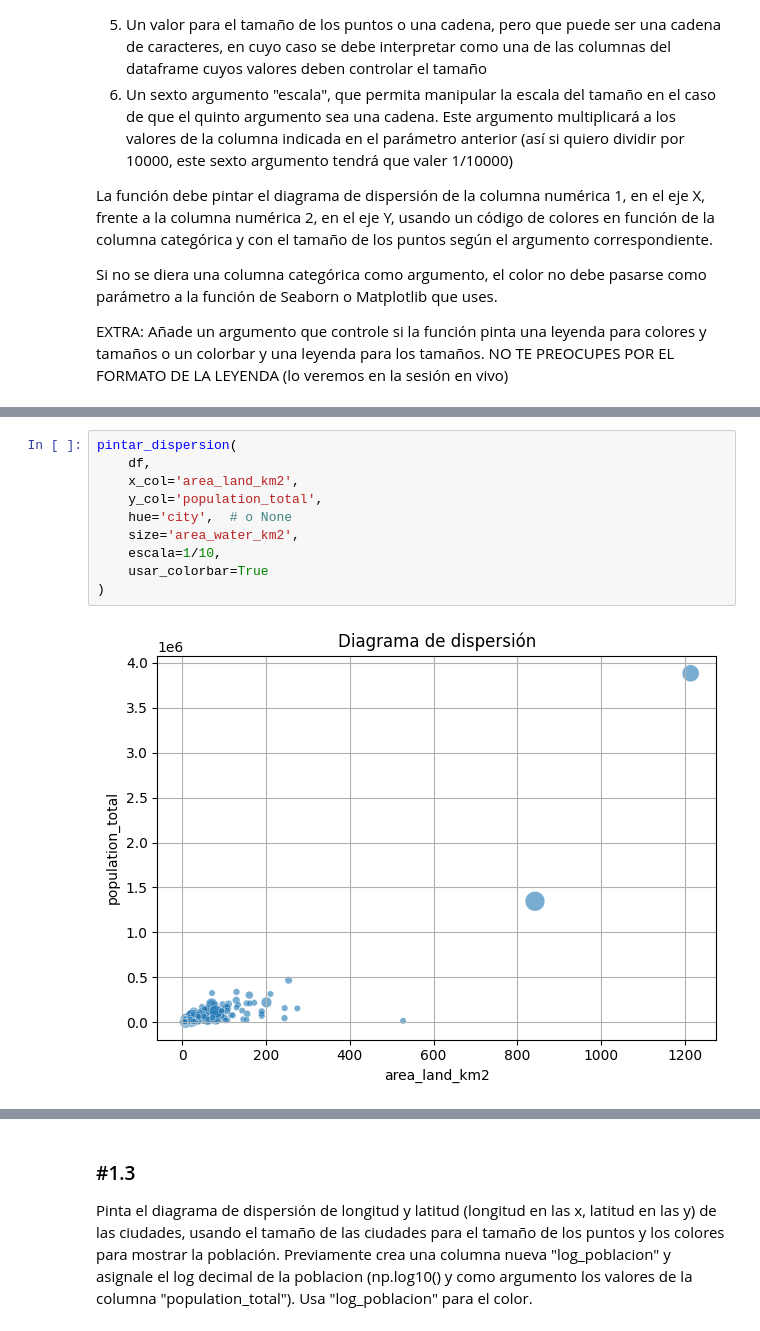
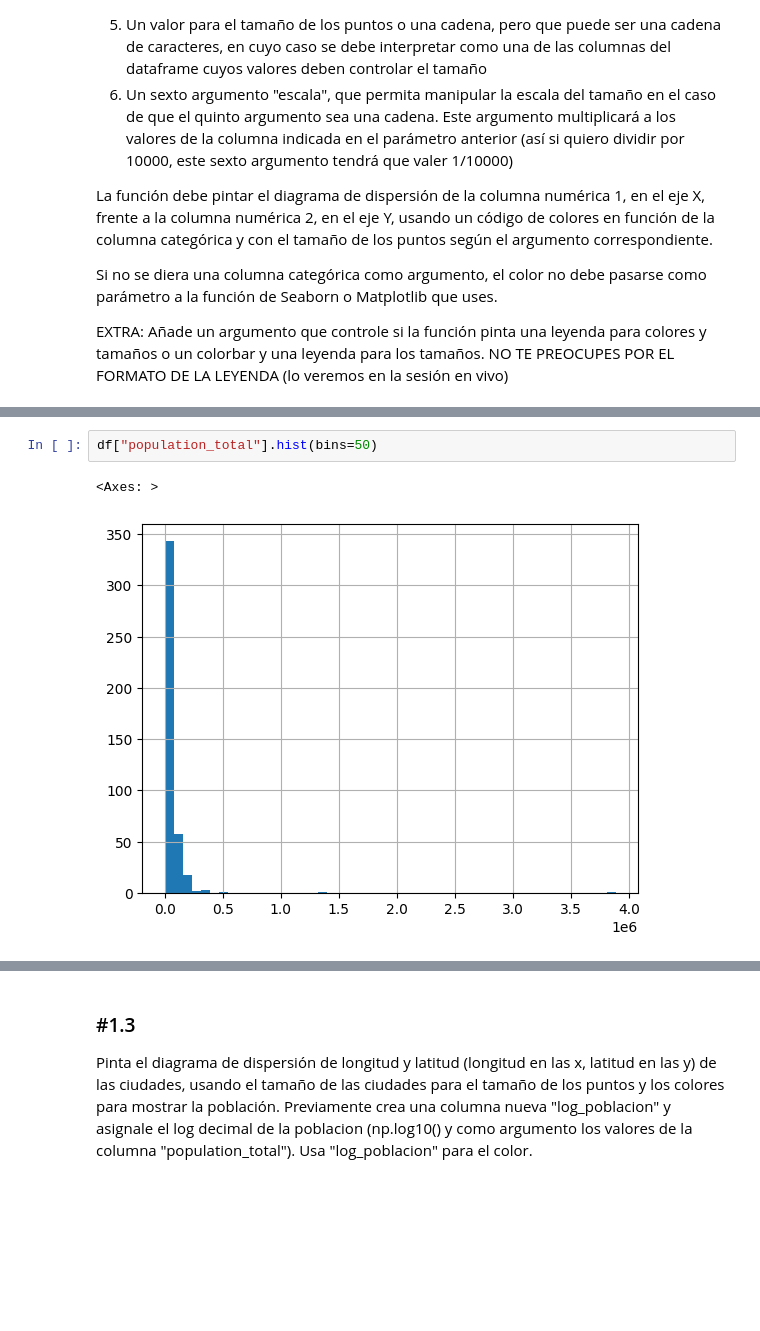
Before and after one commit to neural-insights/ONLINE_DS_THEBRIDGE_BOOTCAMP, a Jupyter notebook: 03_Analisis_de_Datos/Sprint_08/Unidad_02_Herramientas_Avanzadas_Presentaciones/Practica_Obligatoria/18_Practica_Obligatoria_Visualizacion_Presentacion.ipynb, the cells around one changed output, grey strips where cells are left out. Drawn from its saved outputs; the diff is of its cells as text; blank space fills up the shorter version.

```diff
--- a/03_Analisis_de_Datos/Sprint_08/Unidad_02_Herramientas_Avanzadas_Presentaciones/Practica_Obligatoria/18_Practica_Obligatoria_Visualizacion_Presentacion.ipynb
+++ b/03_Analisis_de_Datos/Sprint_08/Unidad_02_Herramientas_Avanzadas_Presentaciones/Practica_Obligatoria/18_Practica_Obligatoria_Visualizacion_Presentacion.ipynb
@@ -111,12 +64,5 @@ def pintar_dispersion(df, x_col, y_col, hue=None, size=40, escala=1, usar_colorb
-# %%
-pintar_dispersion(
-    df,
-    x_col='area_land_km2',
-    y_col='population_total',
-    hue='city',  # o None
-    size='area_water_km2',
-    escala=1/10,
-    usar_colorbar=True
-)
-# %% [output]
-[figure, removed]
+# %%
+df["population_total"].hist(bins=50)
+# %% [output]
+<Axes: >
+[figure, added]
```
Also changed, not shown: parts of 15 cells of this notebook.
